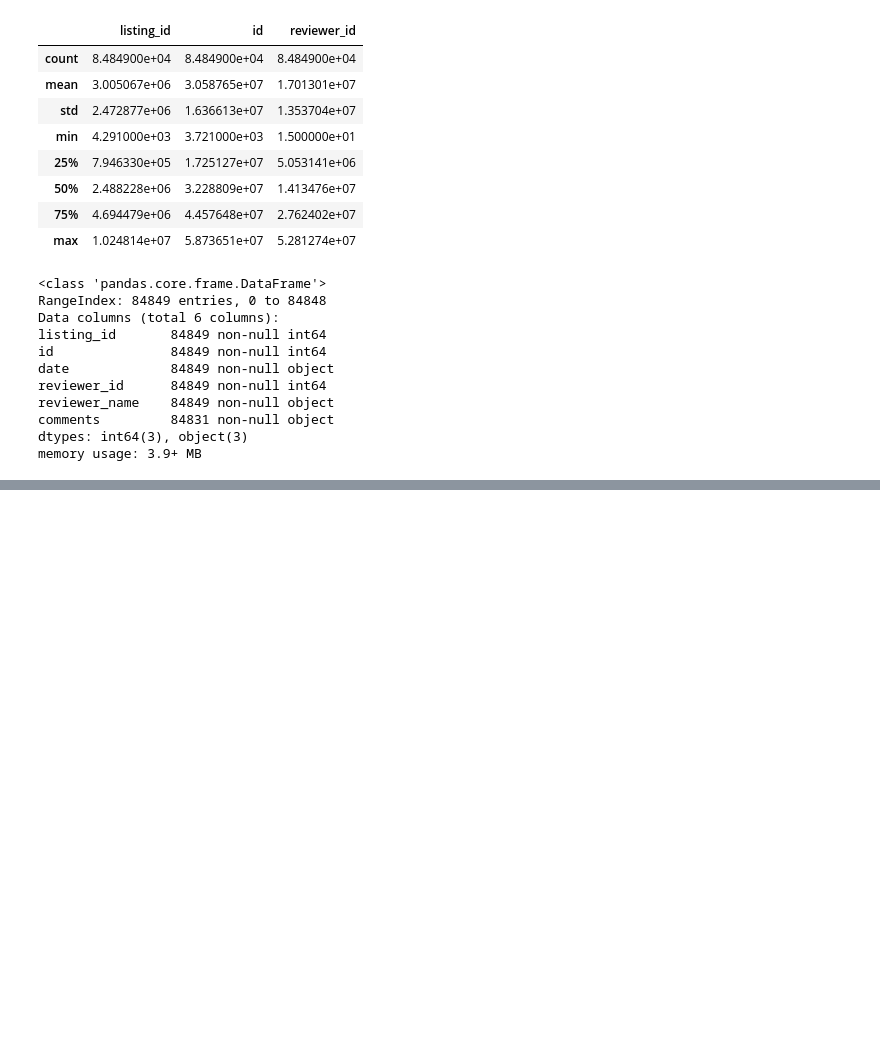
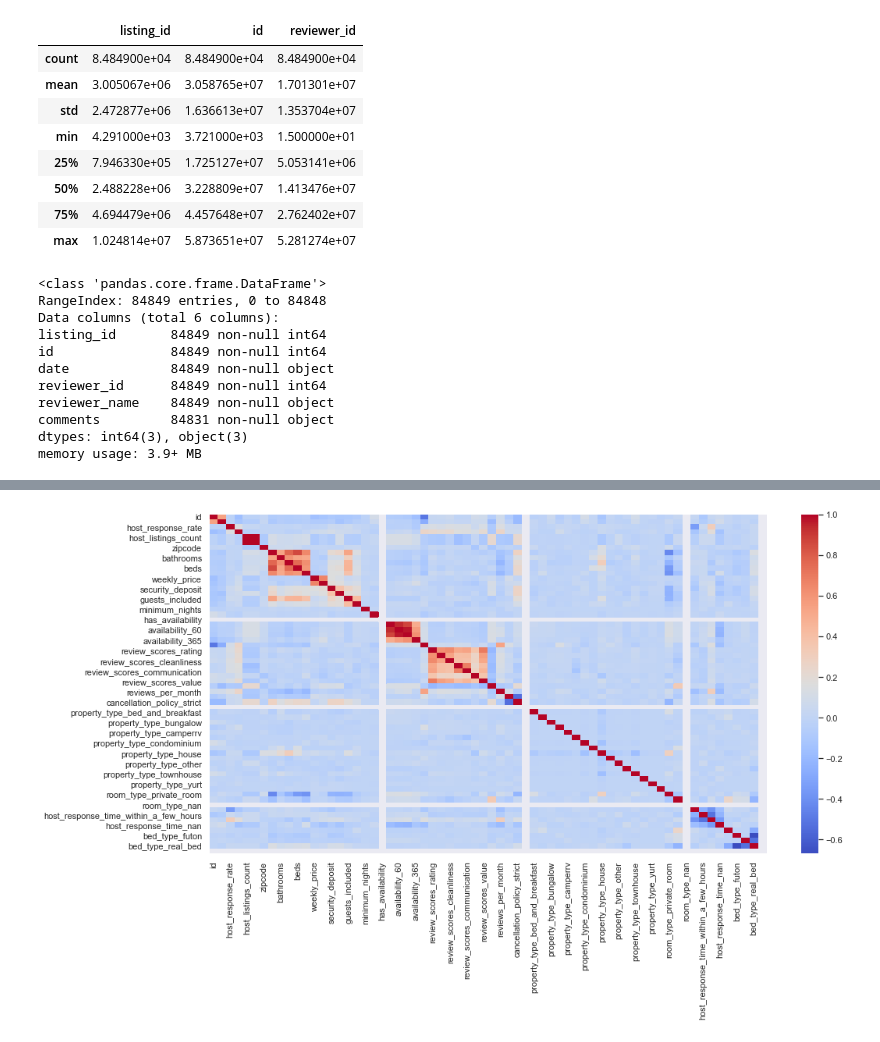
Before and after one commit to cherrde/data-scientist-project-1, a Jupyter notebook: data-scientist-project-1.ipynb, the cells around one changed output, grey strips where cells are left out. Cells and saved outputs as stored; diff of their text form; code cells hidden in the pictures; blank space fills up the shorter version.

```diff
--- a/data-scientist-project-1.ipynb
+++ b/data-scientist-project-1.ipynb
@@ -143,0 +431,8 @@ memory usage: 3.9+ MB
+# %%
+# Using the filled na's dataframe do we see much different from the non-filled? It really doesn't appear so.
+
+sns.set(rc = {'figure.figsize':(16,8)})
+
+sns.heatmap(df_fillna.corr(),cmap='coolwarm');
+# %% [output]
+[figure, added]
```
Also changed, not shown: parts of 45 cells of this notebook.
